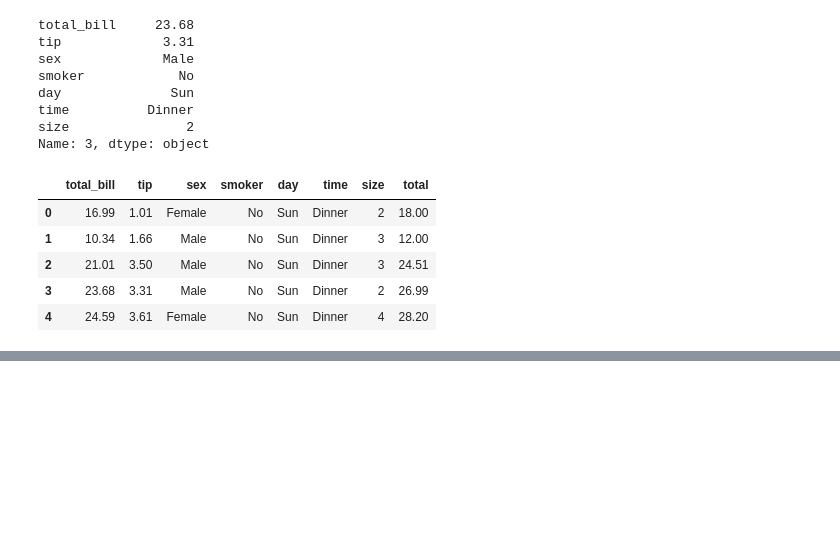
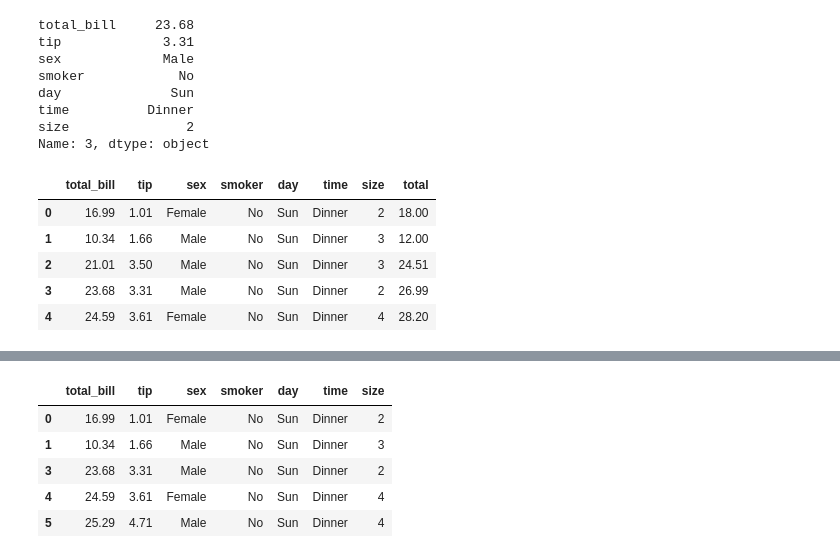
Before and after one commit to jmj732/Bigdata-Analysis, a Jupyter notebook: [문제해결01]_판다스_기초_2213조재민.ipynb, the cells around one changed output, grey strips where cells are left out. Saved outputs shown, nothing was run; the diff lists cells and outputs as text; code cells hidden in the pictures; blank space fills up the shorter version.

```diff
--- a/[문제해결01]_판다스_기초_2213조재민.ipynb
+++ b/[문제해결01]_판다스_기초_2213조재민.ipynb
@@ -343,0 +411,11 @@ Name: 3, dtype: object
+# %%
+tips1 = tips.drop([2])
+# %%
+tips1.head()
+# %% [output]
+|  | total_bill | tip | sex | smoker | day | time | size |
+| 0 | 16.99 | 1.01 | Female | No | Sun | Dinner | 2 |
+| 1 | 10.34 | 1.66 | Male | No | Sun | Dinner | 3 |
+| 3 | 23.68 | 3.31 | Male | No | Sun | Dinner | 2 |
+| 4 | 24.59 | 3.61 | Female | No | Sun | Dinner | 4 |
+| 5 | 25.29 | 4.71 | Male | No | Sun | Dinner | 4 |
```
Also changed, not shown: parts of 18 cells of this notebook.
